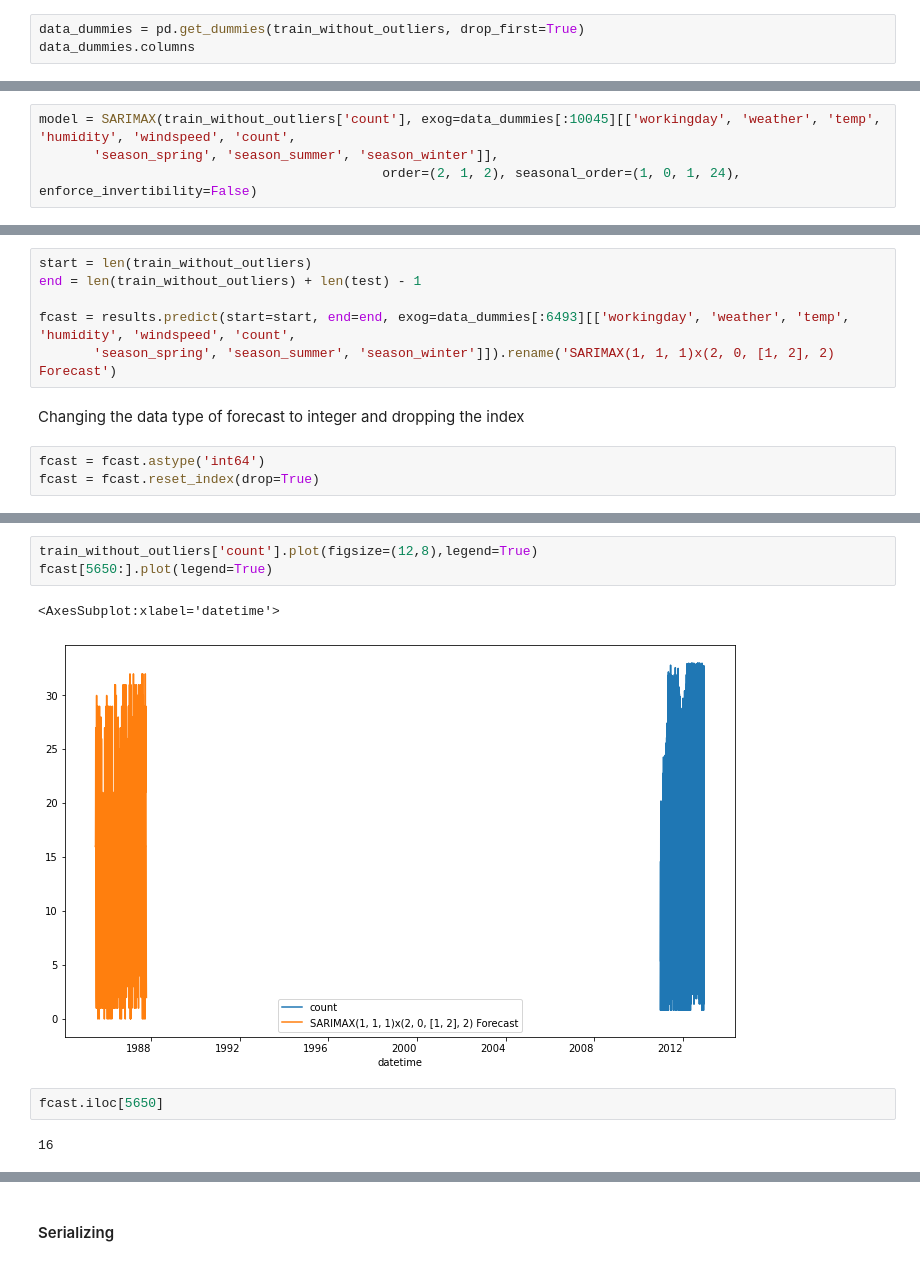
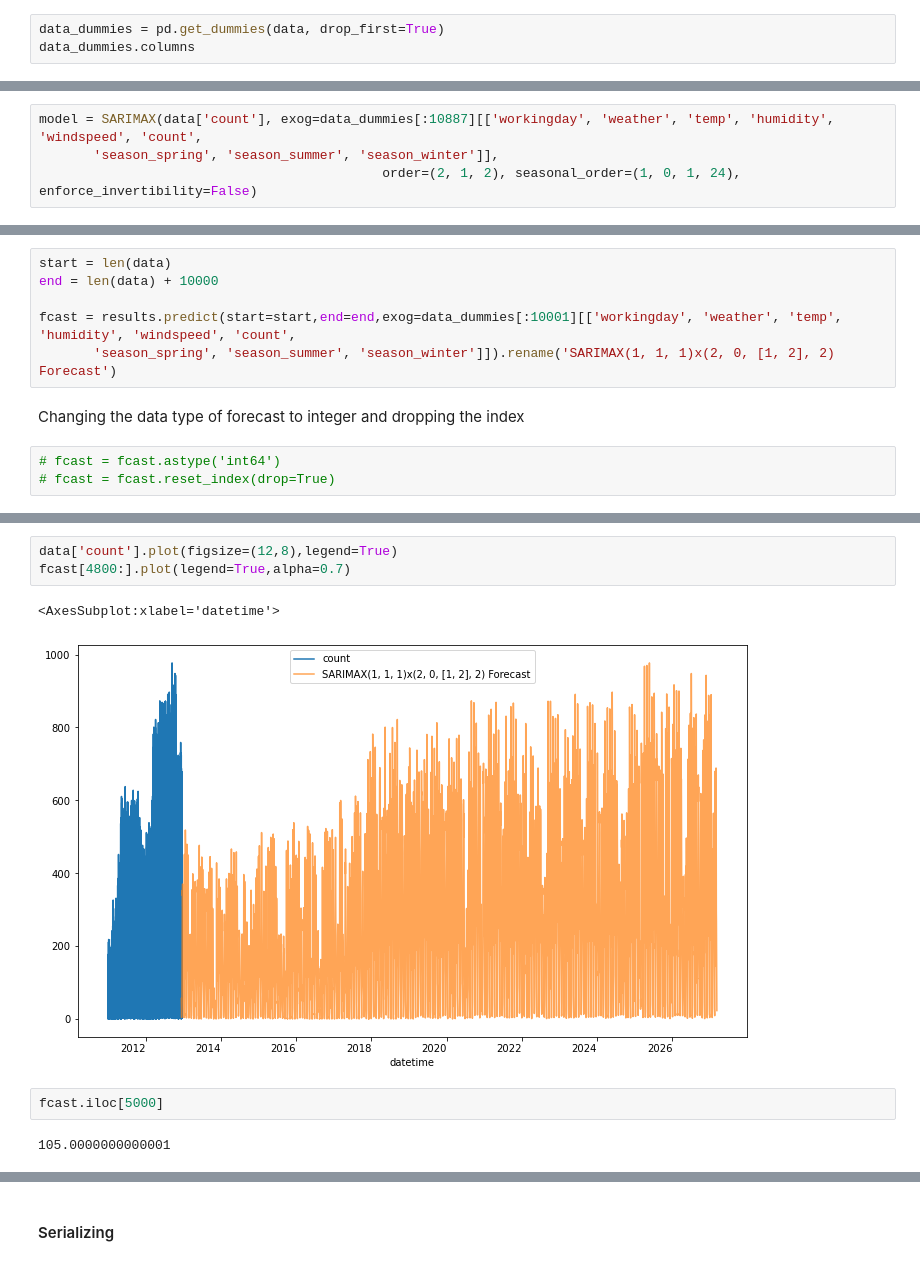
Before and after one commit to sydneycalo/biketimeseries, a Jupyter notebook: Bike Dataset Time Series Forecasting (Nicole Calo).ipynb, the cells around one changed output, grey strips where cells are left out. Saved outputs shown, nothing was run; the diff lists cells and outputs as text.

```diff
--- a/Bike Dataset Time Series Forecasting (Nicole Calo).ipynb
+++ b/Bike Dataset Time Series Forecasting (Nicole Calo).ipynb
@@ -469,6 +550,6 @@ train_without_outliers['weather'] = train_without_outliers['weather'].replace({1
 # %% [markdown]
 Creating dummies for object data type and storing the result in data_dummies dataframe
 # %%
-data_dummies = pd.get_dummies(train_without_outliers, drop_first=True)
+data_dummies = pd.get_dummies(data, drop_first=True)
 data_dummies.columns
 # %% [output]
@@ -497,7 +579,7 @@ memory usage: 578.7 KB
 # %% [markdown]
 ### Creating SARIMAX model
 # %%
-model = SARIMAX(train_without_outliers['count'], exog=data_dummies[:10045][['workingday', 'weather', 'temp', 'humidity', 'windspeed', 'count',
+model = SARIMAX(data['count'], exog=data_dummies[:10887][['workingday', 'weather', 'temp', 'humidity', 'windspeed', 'count',
        'season_spring', 'season_summer', 'season_winter']],
                                             order=(2, 1, 2), seasonal_order=(1, 0, 1, 24), enforce_invertibility=False)
 # %% [markdown]
@@ -562,16 +644,16 @@ Data columns (total 8 columns):
 dtypes: float64(3), int64(5)
 memory usage: 456.5 KB
 # %%
-start = len(train_without_outliers)
-end = len(train_without_outliers) + len(test) - 1
+start = len(data)
+end = len(data) + 10000
 
-fcast = results.predict(start=start, end=end, exog=data_dummies[:6493][['workingday', 'weather', 'temp', 'humidity', 'windspeed', 'count',
+fcast = results.predict(start=start,end=end,exog=data_dummies[:10001][['workingday', 'weather', 'temp', 'humidity', 'windspeed', 'count',
        'season_spring', 'season_summer', 'season_winter']]).rename('SARIMAX(1, 1, 1)x(2, 0, [1, 2], 2) Forecast')
 # %% [markdown]
 Changing the data type of forecast to integer and dropping the index
 # %%
-fcast = fcast.astype('int64')
-fcast = fcast.reset_index(drop=True)
+# fcast = fcast.astype('int64')
+# fcast = fcast.reset_index(drop=True)
 # %%
 fcast.index
 # %% [output]
@@ -587,13 +669,13 @@ fcast.min()
 # %%
-train_without_outliers['count'].plot(figsize=(12,8),legend=True)
-fcast[5650:].plot(legend=True)
+data['count'].plot(figsize=(12,8),legend=True)
+fcast[4800:].plot(legend=True,alpha=0.7)
 # %% [output]
 <AxesSubplot:xlabel='datetime'>
-[figure, old version]
+[figure, new version]
 # %%
-fcast.iloc[5650]
+fcast.iloc[5000]
 # %% [output]
-16
+105.0000000000001
 # %%
 fcast.head(20)
 # %% [output]
```
Also changed, not shown: parts of 48 cells of this notebook, 3 other files.
